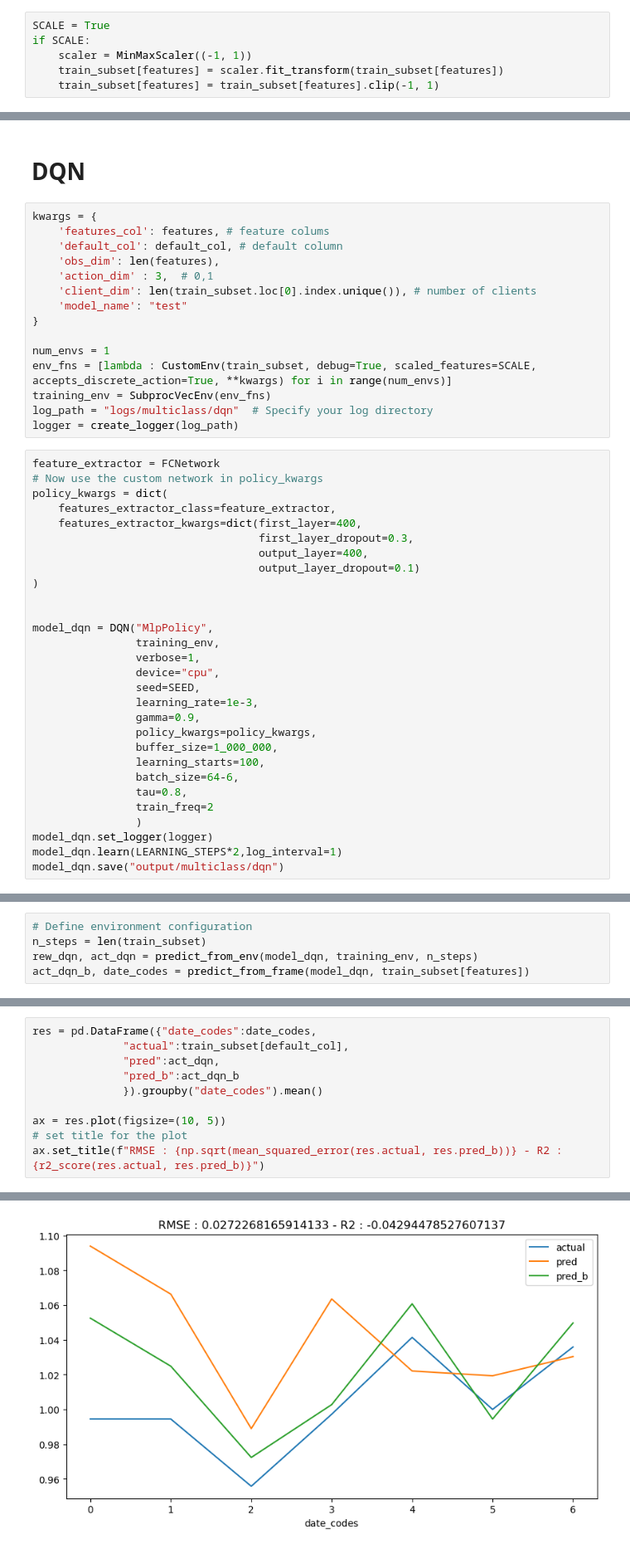
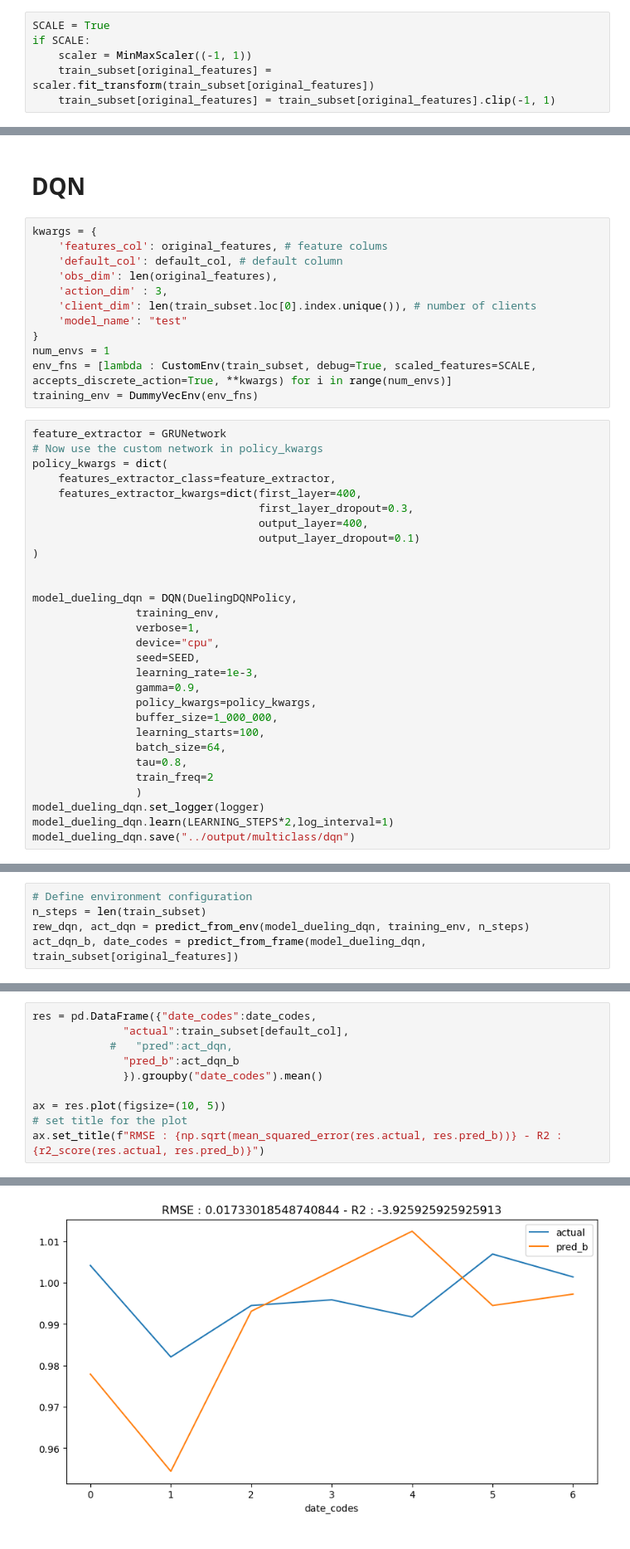
Before and after one commit to edunuke/Bath_MScAI, a Jupyter notebook: model/3_modeling.ipynb, the cells around one changed output, grey strips where cells are left out. Shown at 83% size. Cells and saved outputs as stored; diff of their text form.

```diff
--- a/model/3_modeling.ipynb
+++ b/model/3_modeling.ipynb
@@ -182,8 +166,8 @@ if FEATURE_EXPANSION:
 SCALE = True
 if SCALE:
     scaler = MinMaxScaler((-1, 1))
-    train_subset[features] = scaler.fit_transform(train_subset[features])
-    train_subset[features] = train_subset[features].clip(-1, 1)
+    train_subset[original_features] = scaler.fit_transform(train_subset[original_features])
+    train_subset[original_features] = train_subset[original_features].clip(-1, 1)
 # %% [markdown]
 # Check Environment
 # %%
@@ -214,21 +198,18 @@ reward: -0.50000 - Client: 162 -Action: 0 - Default: 1.0 - client:   2
 # DQN
 # %%
 kwargs = {
-    'features_col': features, # feature colums
+    'features_col': original_features, # feature colums
     'default_col': default_col, # default column
-    'obs_dim': len(features),
-    'action_dim' : 3,  # 0,1
+    'obs_dim': len(original_features),
+    'action_dim' : 3,
     'client_dim': len(train_subset.loc[0].index.unique()), # number of clients
     'model_name': "test"
 }
-
 num_envs = 1
 env_fns = [lambda : CustomEnv(train_subset, debug=True, scaled_features=SCALE, accepts_discrete_action=True, **kwargs) for i in range(num_envs)]
-training_env = SubprocVecEnv(env_fns)
-log_path = "logs/multiclass/dqn"  # Specify your log directory
-logger = create_logger(log_path)
+training_env = DummyVecEnv(env_fns)
 # %%
-feature_extractor = FCNetwork
+feature_extractor = GRUNetwork
 # Now use the custom network in policy_kwargs
 policy_kwargs = dict(
     features_extractor_class=feature_extractor,
@@ -239,7 +220,7 @@ policy_kwargs = dict(
 )
 
 
-model_dqn = DQN("MlpPolicy",
+model_dueling_dqn = DQN(DuelingDQNPolicy,
                 training_env,
                 verbose=1,
                 device="cpu",
@@ -249,10 +230,10 @@ model_dqn = DQN("MlpPolicy",
                 policy_kwargs=policy_kwargs,
                 buffer_size=1_000_000,
                 learning_starts=100,
-                batch_size=64-6,
+                batch_size=64,
                 tau=0.8,
                 train_freq=2
                 )
-model_dqn.set_logger(logger)
-model_dqn.learn(LEARNING_STEPS*2,log_interval=1)
-model_dqn.save("output/multiclass/dqn")
+model_dueling_dqn.set_logger(logger)
+model_dueling_dqn.learn(LEARNING_STEPS*2,log_interval=1)
+model_dueling_dqn.save("../output/multiclass/dqn")
@@ -277,5 +240,5 @@ reward: 0.50000 - Client: 138 -Action: 1 - Default: 1.0 - client:   5
 # %%
 # Define environment configuration
 n_steps = len(train_subset)
-rew_dqn, act_dqn = predict_from_env(model_dqn, training_env, n_steps)
-act_dqn_b, date_codes = predict_from_frame(model_dqn, train_subset[features])
+rew_dqn, act_dqn = predict_from_env(model_dueling_dqn, training_env, n_steps)
+act_dqn_b, date_codes = predict_from_frame(model_dueling_dqn, train_subset[original_features])
@@ -300,7 +245,7 @@ reward: 0.50000 - Client: 159 -Action: 0 - Default: 0.0 - client:   5
 # %%
 res = pd.DataFrame({"date_codes":date_codes,
               "actual":train_subset[default_col],
-              "pred":act_dqn,
+            #   "pred":act_dqn,
               "pred_b":act_dqn_b
               }).groupby("date_codes").mean()
 
@@ -312,4 +257,4 @@ Text(0.5, 1.0, 'RMSE : 0.0272268165914133 - R2 : -0.04294478527607137')
-[figure, old version]
+[figure, new version]
 # %%
 run_mean_rew_dqn = running_mean_last_n_samples(rew_dqn, 100)
 plt.figure(figsize=(10, 5))
```
Also changed, not shown: parts of 45 cells of this notebook, 13 other files.
